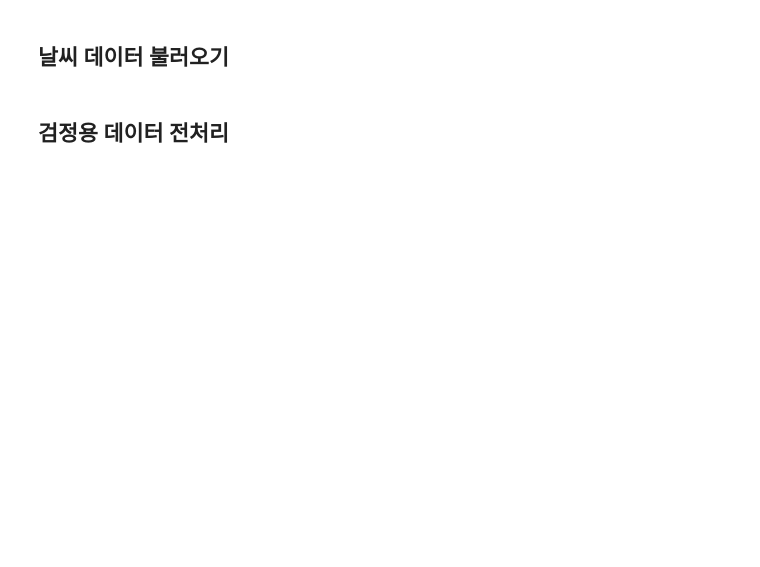
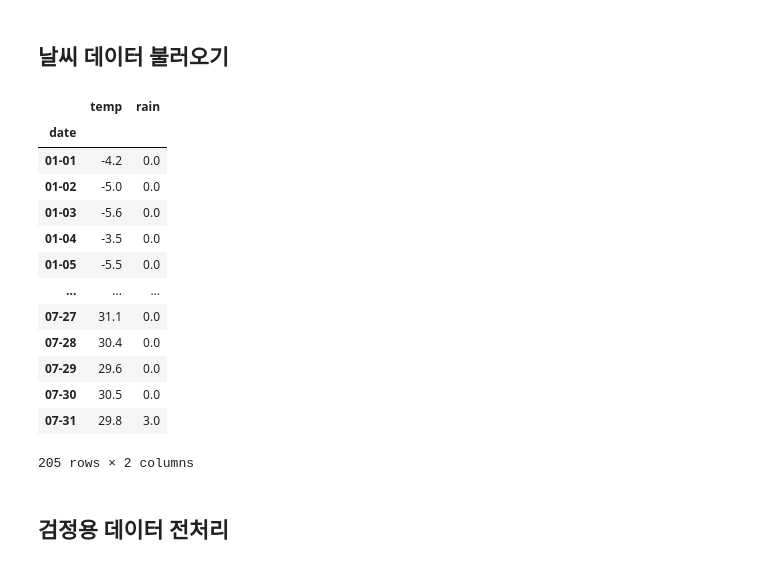
Before and after one commit to minyeamer/delivery-weather, a Jupyter notebook: 02_total_test.ipynb, the cells around one changed output. Saved outputs shown, nothing was run; the diff lists cells and outputs as text; code cells hidden in the pictures; blank space fills up the shorter version.

```diff
--- a/02_total_test.ipynb
+++ b/02_total_test.ipynb
@@ -57,2 +70,19 @@ for year, start, end in zip(year_list, start_list, end_list):
+# %%
+weather_list[2]
+# %% [output]
+|  | temp | rain |
+| date |  |  |
+| 01-01 | -4.2 | 0.0 |
+| 01-02 | -5.0 | 0.0 |
+| 01-03 | -5.6 | 0.0 |
+| 01-04 | -3.5 | 0.0 |
+| 01-05 | -5.5 | 0.0 |
+| ... | ... | ... |
+| 07-27 | 31.1 | 0.0 |
+| 07-28 | 30.4 | 0.0 |
+| 07-29 | 29.6 | 0.0 |
+| 07-30 | 30.5 | 0.0 |
+| 07-31 | 29.8 | 3.0 |
+205 rows × 2 columns
 # %% [markdown]
 ## 검정용 데이터 전처리
```
Also changed, not shown: parts of 15 cells of this notebook, 1 other file.
